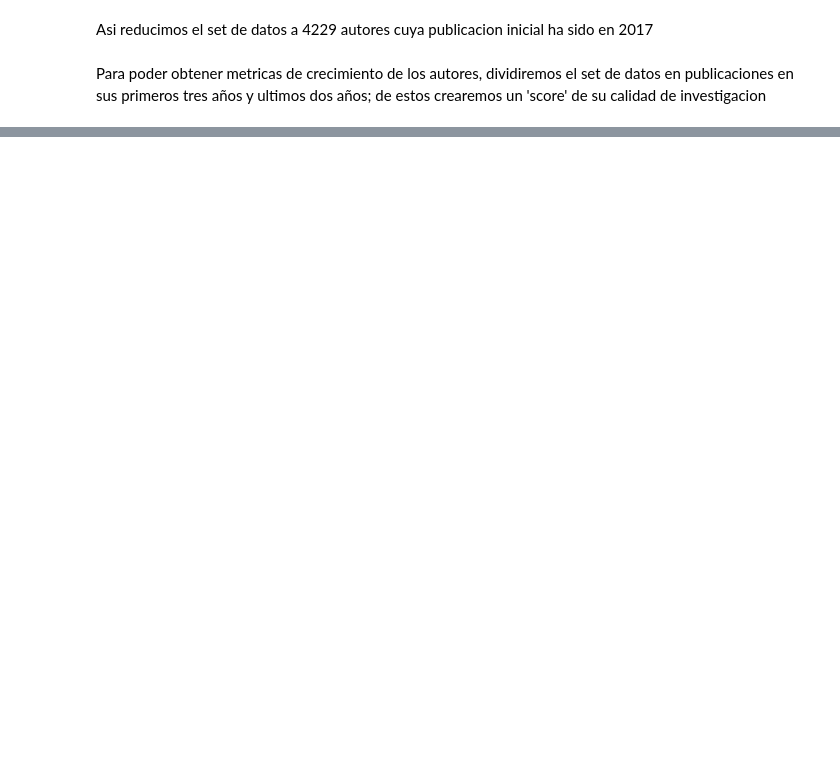
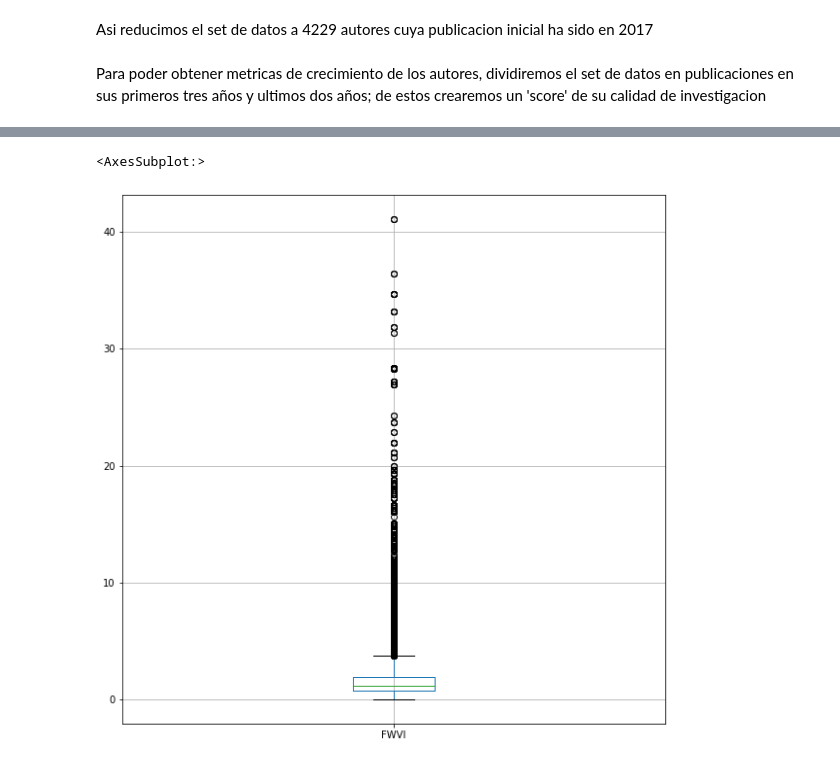
Before and after one commit to RicardoMoheno/ProyectoDataScienceCarreraInvestigador, a Jupyter notebook: ProyectoPreparation.ipynb, the cells around one changed output, grey strips where cells are left out. Cells and saved outputs as stored; diff of their text form; code cells hidden in the pictures; blank space fills up the shorter version.

```diff
--- a/ProyectoPreparation.ipynb
+++ b/ProyectoPreparation.ipynb
@@ -210,3 +224,8 @@ df_pubs_post2020.describe()
 | 50% | 8.000000 | 2021.00000 | 1.170000 | 5.300000 | 0.927000 | 1.170000 | 18.000000 | 3.000000 | 0.620000 | 3.930000 | ... |
 | 75% | 15.000000 | 2021.00000 | 1.520000 | 8.900000 | 1.739000 | 1.930000 | 30.000000 | 7.000000 | 1.570000 | 7.170000 | ... |
 | max | 99.000000 | 2021.00000 | 33.800000 | 115.700000 | 37.461000 | 41.110000 | 697.000000 | 1810.000000 | 246.430000 | 37.210000 | ... |
+# %%
+df_pubs_post2020.boxplot(column='FWVI', figsize=(10,10))
+# %% [output]
+<AxesSubplot:>
+[figure, added]
```
Also changed, not shown: parts of 29 cells of this notebook.
